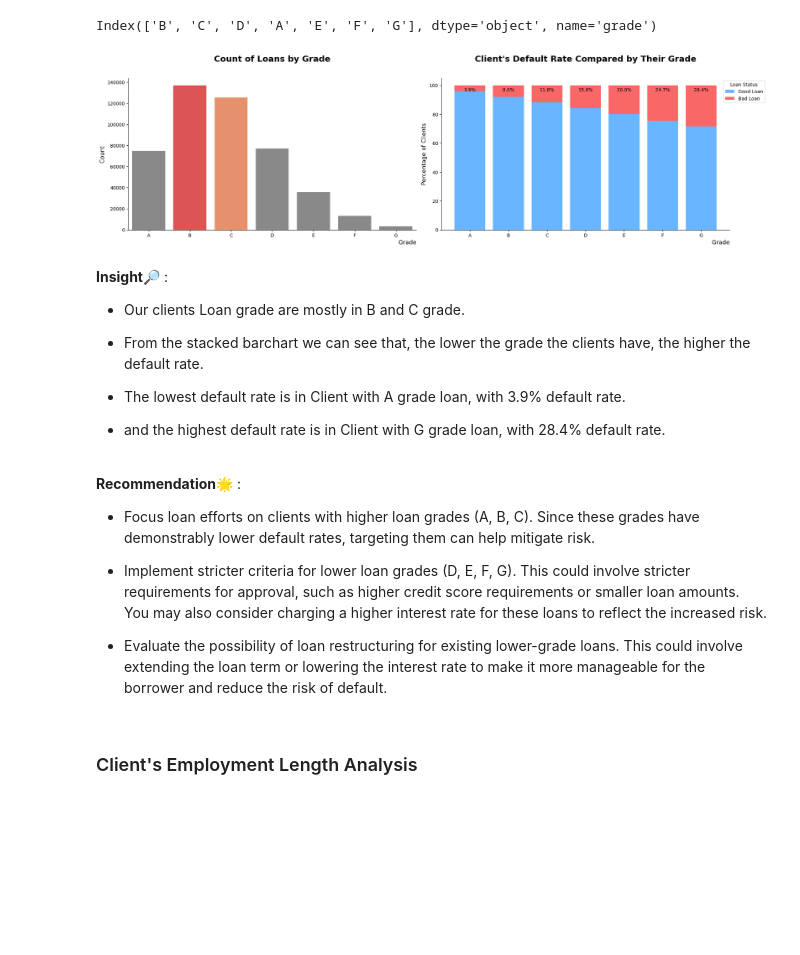
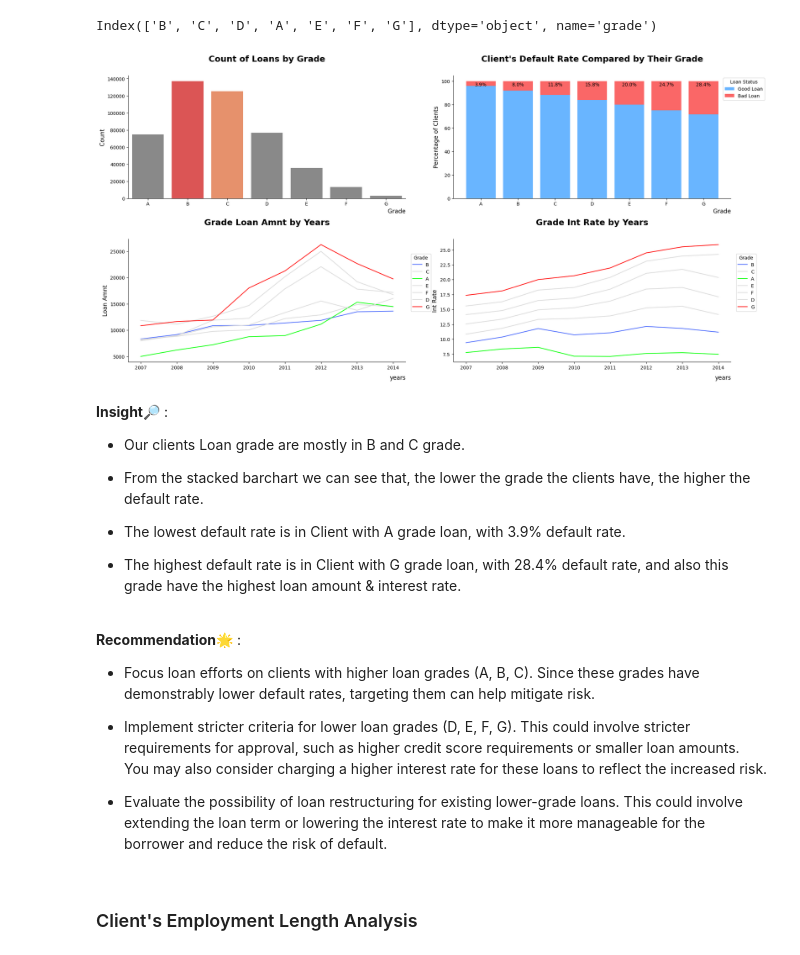
Before and after one commit to azaryasph/IDX-Partners-Project-Based-Internship-Prediction-Model, a Jupyter notebook: notebooks/Prediction Model.ipynb, the cells around one changed output. Saved outputs shown, nothing was run; the diff lists cells and outputs as text; code cells hidden in the pictures; blank space fills up the shorter version.

```diff
--- a/notebooks/Prediction Model.ipynb
+++ b/notebooks/Prediction Model.ipynb
@@ -250,4 +256,0 @@ dfloan['loan_status'] = dfloan['loan_status'].apply(map_loan_status)
-# %%
-timeser = pd.to_datetime(dfloan['issue_d'], format='%b-%y')
-dfloan['years'] = timeser.dt.year
-dfloan.sample(5)
@@ -316,22 +303,21 @@ plt.show()
 # %% [markdown]
 #### Function to plot stacked bar chart
 # %%
-def create_stacked_barchart(data, value_col, status_col, order, target_colors, bbox_to_anchor):
+def create_stacked_barchart(data, value_col, status_col, order=None, target_colors=None, bbox_to_anchor=None):
     """
-    This function creates a stacked bar chart of loan statuses.
+    Creates a stacked bar chart showing the proportion of good and bad loans for each category in a specified column.
 
     Parameters:
-    data (DataFrame): The DataFrame to create the stacked bar chart from.
-    value_col (str): The name of the column in `data` that contains the groups (e.g., loan grades).
-    status_col (str): The name of the column in `data` that contains the loan statuses.
-    order (list): The order in which to reindex the `lstatus_props` DataFrame.
-    target_colors (list): The colors to use for the 'Good Loan' and 'Bad Loan' bars.
-    bbox_to_anchor (tuple): The location to place the legend in bbox_transform coordinates.
+    data (DataFrame): The data to plot.
+    value_col (str): The name of the column in 'data' that contains the categories for the x-axis.
+    status_col (str): The name of the column in 'data' that contains the loan status.
+    order (list, optional): The order in which to display the categories on the x-axis. If None, the categories are displayed in the order they appear in 'data'.
+    target_colors (list, optional): A list of two colors to use for the 'Good Loan' and 'Bad Loan' bars. If None, the default colors are used.
+    bbox_to_anchor (tuple, optional): The anchor point for the legend. If None, the legend is placed in the upper right corner.
 
     Returns:
     None
     """
-
     # Calculate the proportion of each loan status within each group
     lstatus_props = data.groupby(value_col)[status_col].value_counts().unstack()
 
@@ -501,39 +681,57 @@ dfloan.grade.value_counts().index
 Index(['B', 'C', 'D', 'A', 'E', 'F', 'G'], dtype='object', name='grade')
 # %%
 # Set the figure size
-plt.figure(figsize=(20, 6))
+plt.figure(figsize=(20, 10))
 
 # Create the first subplot
-plt.subplot(1, 2, 1)
+plt.subplot(2, 2, 1)
 
 # Define the order of the grades and the colors for the bars
 order_grade = ['A', 'B', 'C', 'D', 'E', 'F', 'G']
 hcolors = ['#898989'] + ['#F13F3F', '#FA8958'] + ['#898989'] * 5
 
 # Create a countplot with seaborn
 sns.countplot(x='grade', data=dfloan, order=order_grade, palette=hcolors)
 
 # Set the title and labels for the plot
 plt.title('Count of Loans by Grade', fontsize=18, fontweight='bold', y=1.09)
 plt.xlabel('Grade', fontsize=12.5, loc='right')
 plt.ylabel('Count', fontsize=12.5)
 
 # Remove the top and right spines from plot
 sns.despine()
 
 # Create the second subplot
-plt.subplot(1, 2, 2)
+plt.subplot(2, 2, 2)
 
 # Call the function to create a stacked bar chart
 create_stacked_barchart(dfloan, 'grade', 'loan_status', order_grade, target_colors, bbox_to_anchor=(1.13, 1))
+
+# Create the third subplot
+plt.subplot(2, 2, 3)
+grade_color = {
+    'A': '#00FF00',
+    'B': '#4767FD',
+    'C': '#DBDBDB',
+    'D': '#DBDBDB',
+    'E': '#DBDBDB',
+    'F': '#DBDBDB',
+    'G': '#FF0000'
+}
+
+create_lineplot('years', 'loan_amnt', dfloan, 'grade', target_colors=grade_color, bbox_to_anchor=(1.1, 0.9))
+
+# Create the fourth subplot
+plt.subplot(2, 2, 4)
+create_lineplot('years', 'int_rate', dfloan, 'grade', target_colors=grade_color, bbox_to_anchor=(1.1, 0.9))
 
 # Adjust the layout of the plots
 plt.tight_layout()
 
 # Display the plots
 plt.show()
 # %% [output]
-[figure, old version]
+[figure, new version]
 # %% [markdown]
 **Insight🔎** :<br>
 - Our clients Loan grade are mostly in B and C grade.
@@ -542,7 +740,7 @@ plt.show()
 
 - The lowest default rate is in Client with A grade loan, with 3.9% default rate.
 
-- and the highest default rate is in Client with G grade loan, with 28.4% default rate.
+- The highest default rate is in Client with G grade loan, with 28.4% default rate, and also this grade have the highest loan amount & interest rate.
 <br>
 
 **Recommendation🌟** :<br>
```
Also changed, not shown: parts of 18 cells of this notebook.
